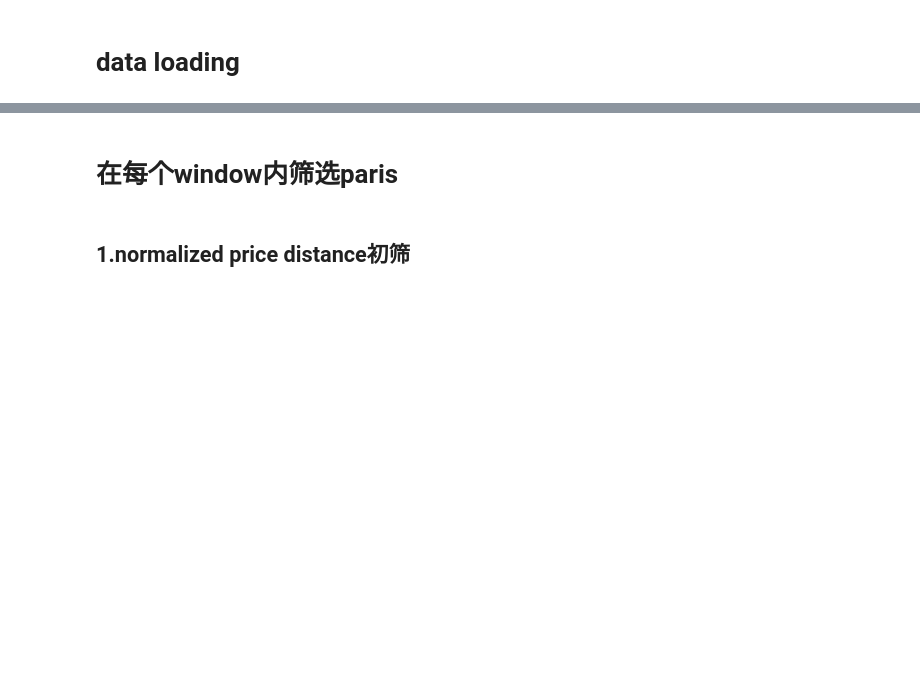
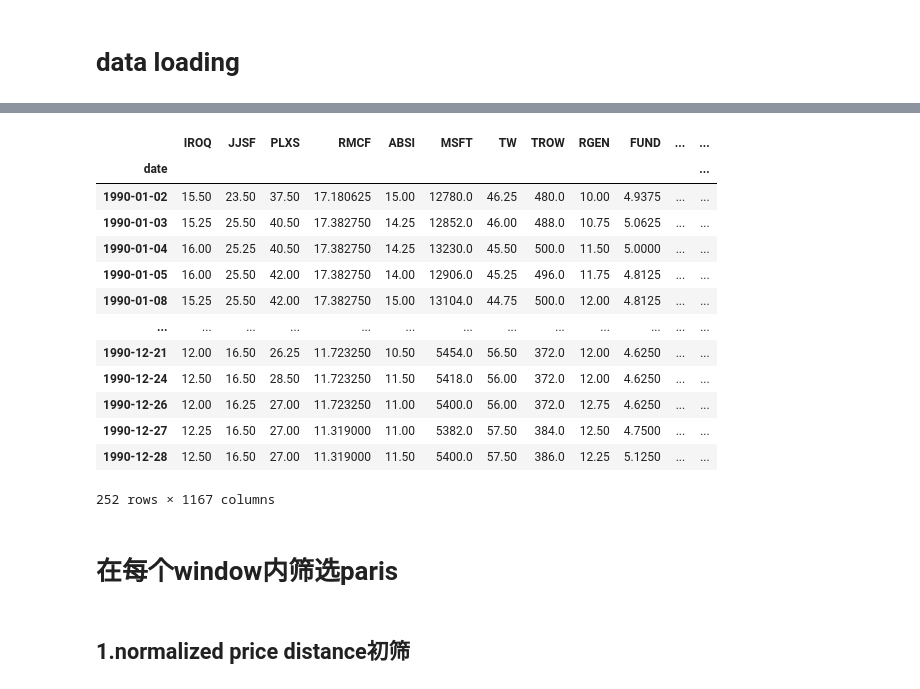
Before and after one commit to KeyangPan/PairsTrading, a Jupyter notebook: archive_main.ipynb, the cells around one changed output, grey strips where cells are left out. Drawn from its saved outputs; the diff is of its cells as text; code cells hidden in the pictures; blank space fills up the shorter version.

```diff
--- a/main.ipynb
+++ b/archive_main.ipynb
@@ -14,3 +12,20 @@ FileNotFoundError: [Errno 2] No such file or directory: 'data/nasdaq_19900101_20
+# %%
+window_train
+# %% [output]
+|  | IROQ | JJSF | PLXS | RMCF | ABSI | MSFT | TW | TROW | RGEN | FUND | ... | ... |
+| date |  |  |  |  |  |  |  |  |  |  |  | ... |
+| 1990-01-02 | 15.50 | 23.50 | 37.50 | 17.180625 | 15.00 | 12780.0 | 46.25 | 480.0 | 10.00 | 4.9375 | ... | ... |
+| 1990-01-03 | 15.25 | 25.50 | 40.50 | 17.382750 | 14.25 | 12852.0 | 46.00 | 488.0 | 10.75 | 5.0625 | ... | ... |
+| 1990-01-04 | 16.00 | 25.25 | 40.50 | 17.382750 | 14.25 | 13230.0 | 45.50 | 500.0 | 11.50 | 5.0000 | ... | ... |
+| 1990-01-05 | 16.00 | 25.50 | 42.00 | 17.382750 | 14.00 | 12906.0 | 45.25 | 496.0 | 11.75 | 4.8125 | ... | ... |
+| 1990-01-08 | 15.25 | 25.50 | 42.00 | 17.382750 | 15.00 | 13104.0 | 44.75 | 500.0 | 12.00 | 4.8125 | ... | ... |
+| ... | ... | ... | ... | ... | ... | ... | ... | ... | ... | ... | ... | ... |
+| 1990-12-21 | 12.00 | 16.50 | 26.25 | 11.723250 | 10.50 | 5454.0 | 56.50 | 372.0 | 12.00 | 4.6250 | ... | ... |
+| 1990-12-24 | 12.50 | 16.50 | 28.50 | 11.723250 | 11.50 | 5418.0 | 56.00 | 372.0 | 12.00 | 4.6250 | ... | ... |
+| 1990-12-26 | 12.00 | 16.25 | 27.00 | 11.723250 | 11.00 | 5400.0 | 56.00 | 372.0 | 12.75 | 4.6250 | ... | ... |
+| 1990-12-27 | 12.25 | 16.50 | 27.00 | 11.319000 | 11.00 | 5382.0 | 57.50 | 384.0 | 12.50 | 4.7500 | ... | ... |
+| 1990-12-28 | 12.50 | 16.50 | 27.00 | 11.319000 | 11.50 | 5400.0 | 57.50 | 386.0 | 12.25 | 5.1250 | ... | ... |
+252 rows × 1167 columns
 # %% [markdown]
 # 在每个window内筛选paris
 # %% [markdown]
```
Also changed, not shown: parts of 1 cell of this notebook, 7 other files.
